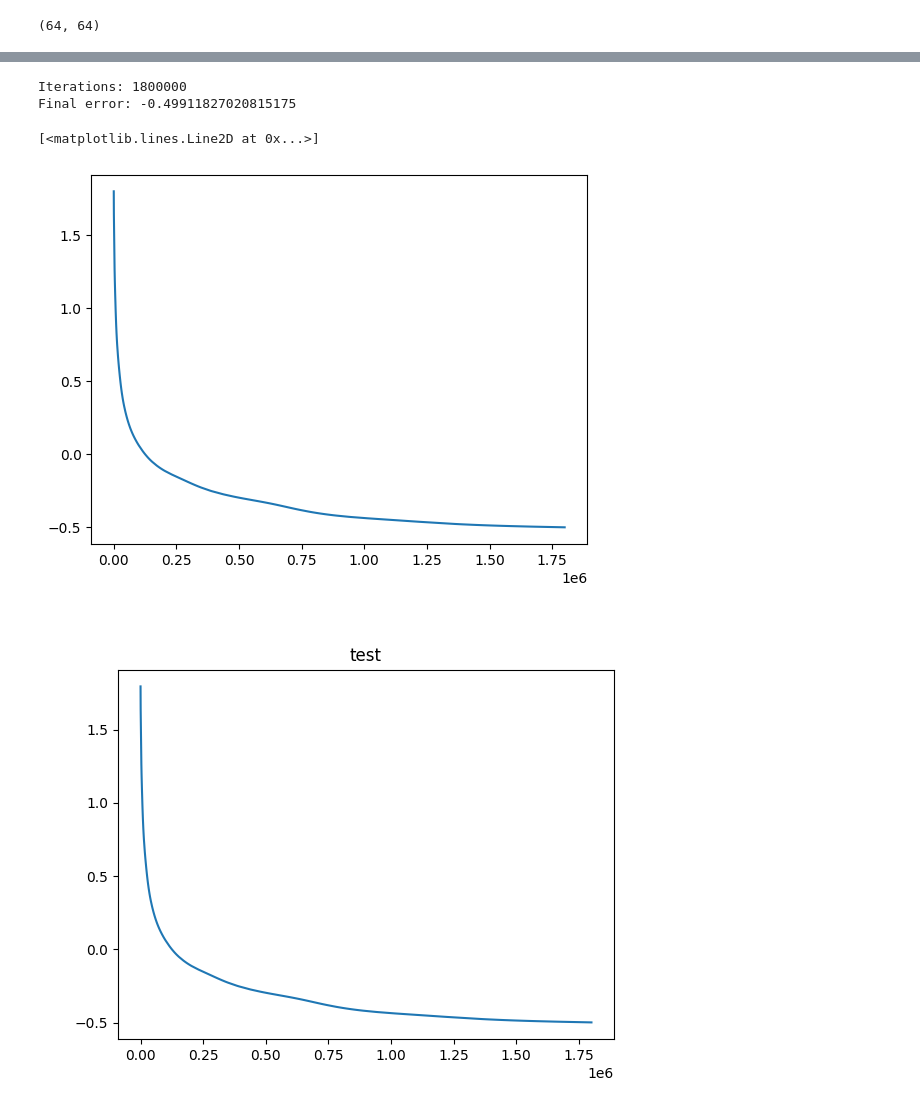
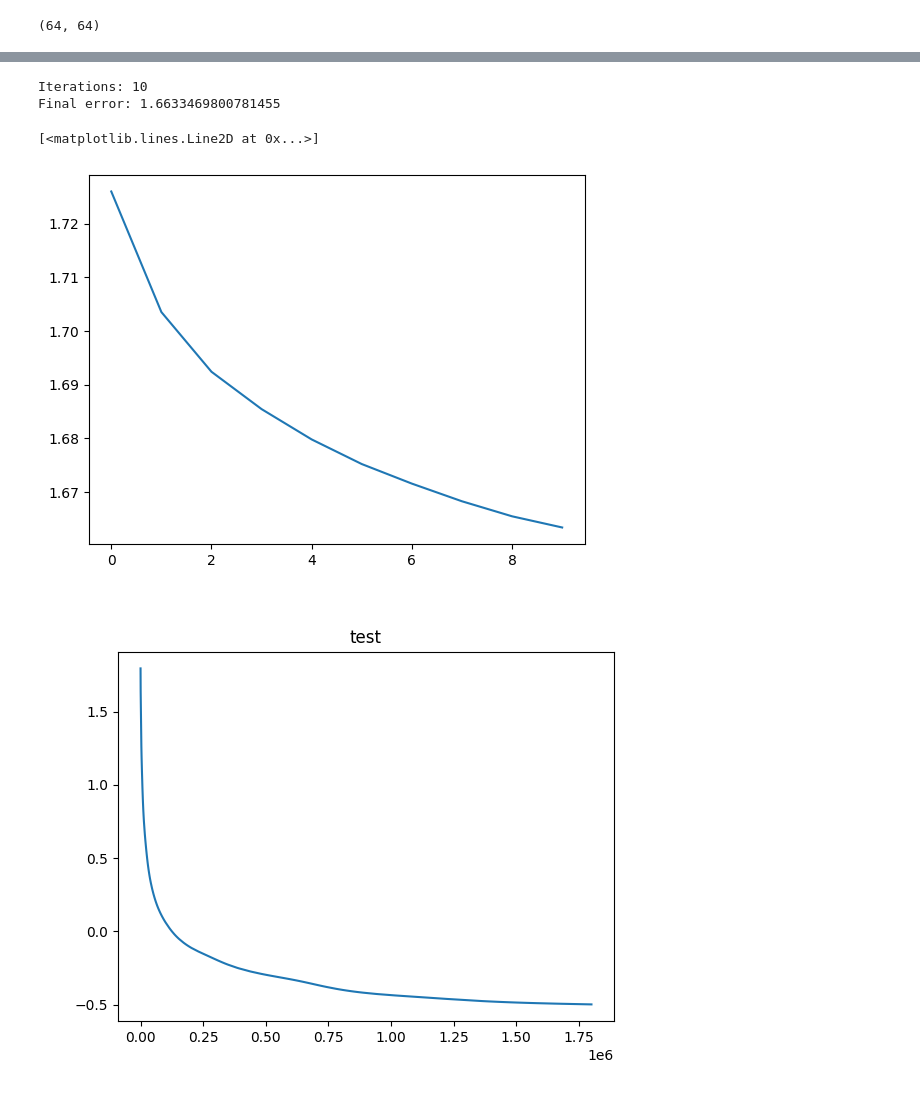
Before and after one commit to janani-652/PSI-Essay, a Jupyter notebook: 6 qubit systems_for_graphs.ipynb, the cells around one changed output, grey strips where cells are left out. Saved outputs shown, nothing was run; the diff lists cells and outputs as text; code cells hidden in the pictures.

```diff
--- a/6 qubit systems_for_graphs.ipynb
+++ b/6 qubit systems_for_graphs.ipynb
@@ -311,13 +312,13 @@ def gradient_descent3(layers,U_goal, A, iterations):
     return Uerr_array
     #return Aopt, stop_flag
 # %%
-# layers = 300
-# U_goal = (unitary_group.rvs(64))
-# #print(U_goal)
-# A = parameters(layers)
-# #print(np.shape(A))
-# AOpt =np.copy(A)
-# #print("Initialisation:")
-# Uerr = gradient_descent3(layers,U_goal, AOpt, 1000)
+layers = 20
+U_goal = (unitary_group.rvs(64))
+#print(U_goal)
+A = parameters(layers)
+#print(np.shape(A))
+AOpt =np.copy(A)
+#print("Initialisation:")
+Uerr = gradient_descent3(layers,U_goal, AOpt, 10)
 # %% [output]
 iteration 0
@@ -340,20 +325,20 @@ iteration 990
 # %%
-# print("\nIterations:",len(Uerr))
-# print("Final error:",np.log10(Uerr[-1]))
-# plt.plot(np.log10(Uerr))
-# plt.title("test")
-# plt.savefig("test")
-# plt.close()
+print("\nIterations:",len(Uerr))
+print("Final error:",np.log10(Uerr[-1]))
+plt.plot(np.log10(Uerr))
+plt.title("test")
+plt.savefig("test")
+plt.close()
 # %% [output]
-Iterations: 1800000
-Final error: -0.49911827020815175
+Iterations: 10
+Final error: 1.6633469800781455
 # %%
-# np.save('layers_300.npy', Uerr)
-# loaded_data = np.load('layers_300.npy')
-# plt.plot(np.log10(loaded_data))
+np.save('layers_300.npy', Uerr)
+loaded_data = np.load('layers_300.npy')
+plt.plot(np.log10(loaded_data))
 # %% [output]
 [<matplotlib.lines.Line2D at 0x...>]
-[figure, old version]
+[figure, new version]
 # %%
 # img11 = Image.open("test.png")
 # display(img11)
```
Also changed, not shown: parts of 6 cells of this notebook.
